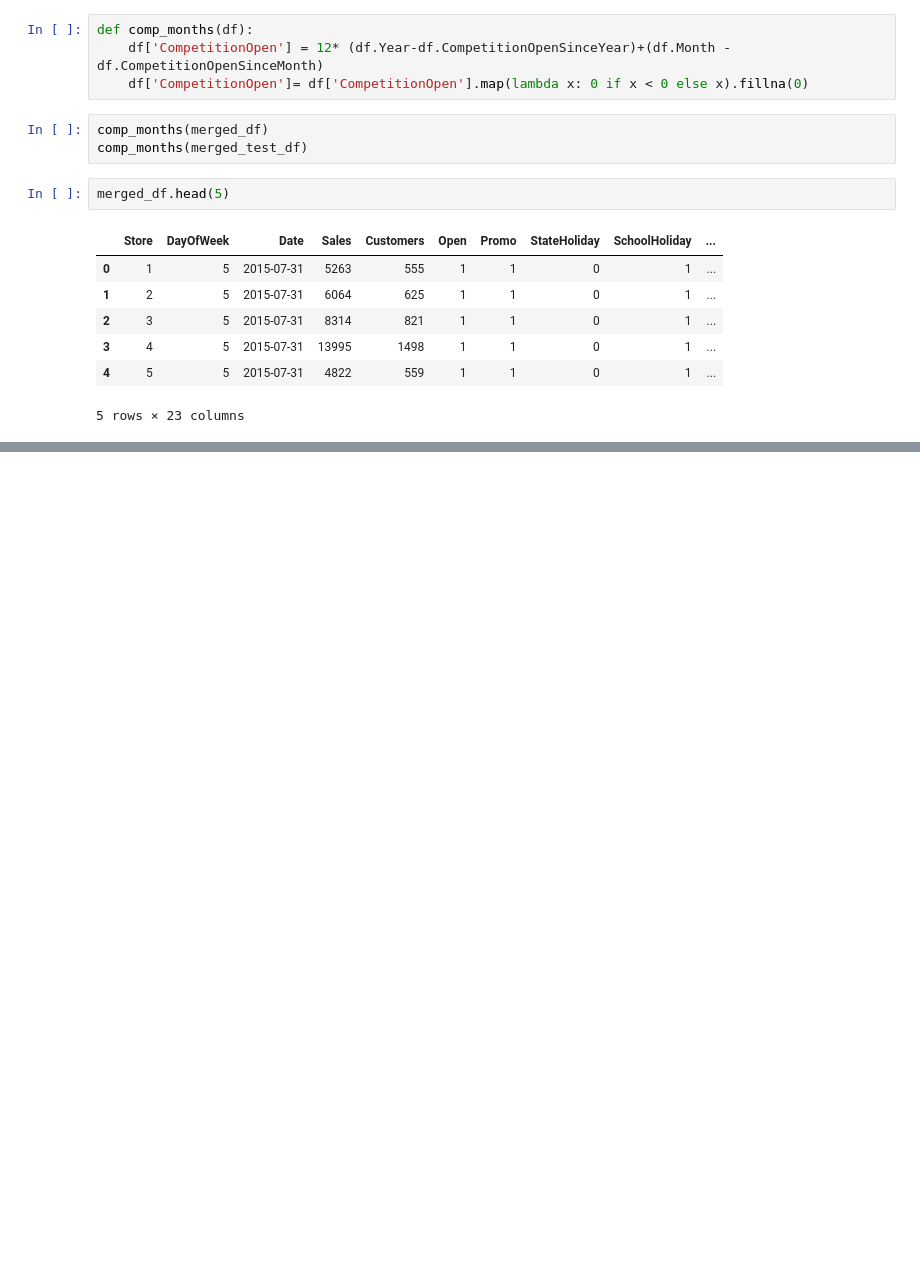
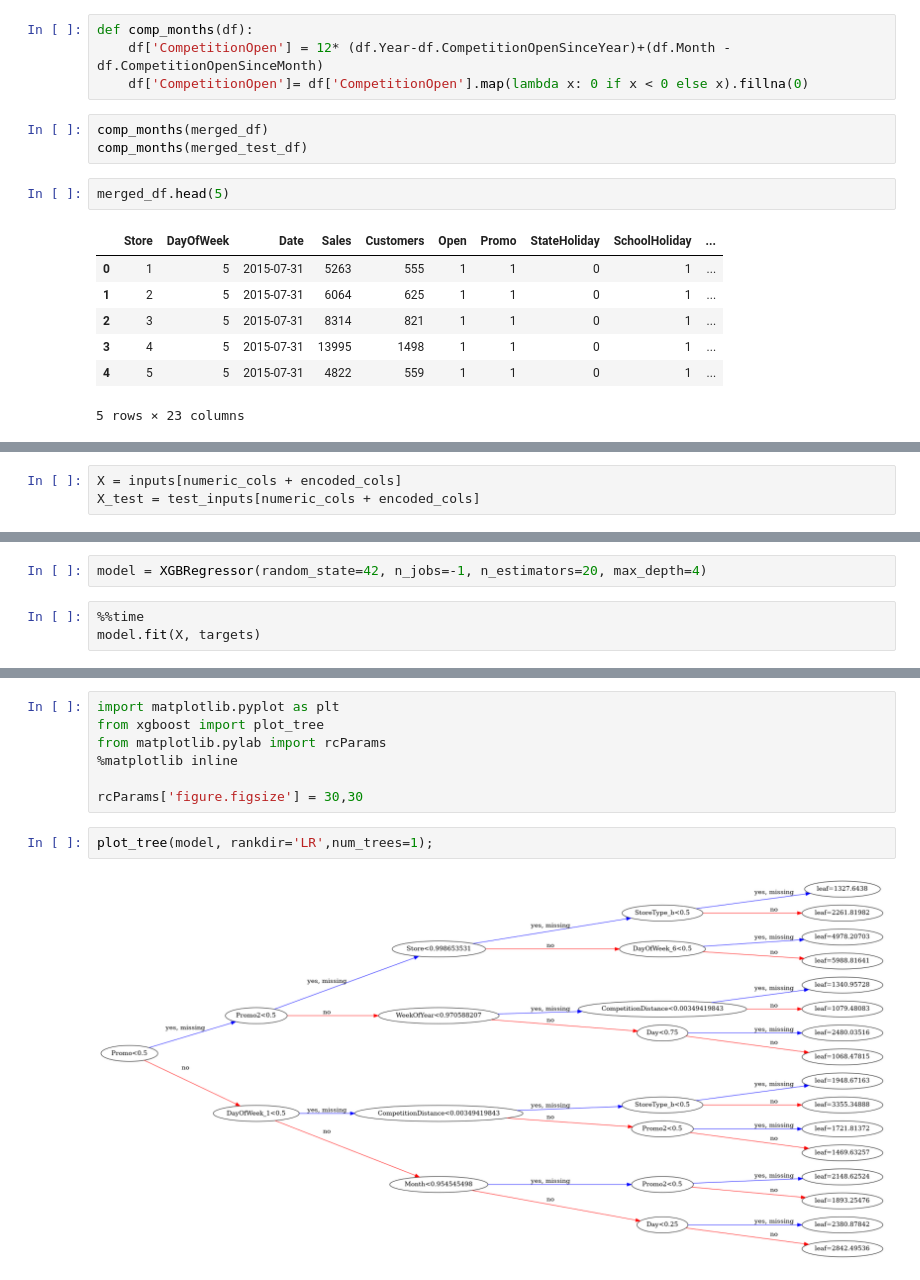
Before and after one commit to ashish7406/DataScienceRepo, a Jupyter notebook: StoreSales/kagglecompetition.ipynb, the cells around one changed output, grey strips where cells are left out. Saved outputs shown, nothing was run; the diff lists cells and outputs as text; blank space fills up the shorter version.

```diff
--- a/StoreSales/kagglecompetition.ipynb
+++ b/StoreSales/kagglecompetition.ipynb
@@ -170,0 +428,3 @@ merged_df.head(5)
+# %%
+X = inputs[numeric_cols + encoded_cols]
+X_test = test_inputs[numeric_cols + encoded_cols]
@@ -170,0 +469,5 @@ merged_df.head(5)
+# %%
+model = XGBRegressor(random_state=42, n_jobs=-1, n_estimators=20, max_depth=4)
+# %%
+%%time
+model.fit(X, targets)
@@ -170,0 +515,11 @@ merged_df.head(5)
+# %%
+import matplotlib.pyplot as plt
+from xgboost import plot_tree
+from matplotlib.pylab import rcParams
+%matplotlib inline
+
+rcParams['figure.figsize'] = 30,30
+# %%
+plot_tree(model, rankdir='LR',num_trees=1);
+# %% [output]
+[figure, added]
```
Also changed, not shown: parts of 48 cells of this notebook.
